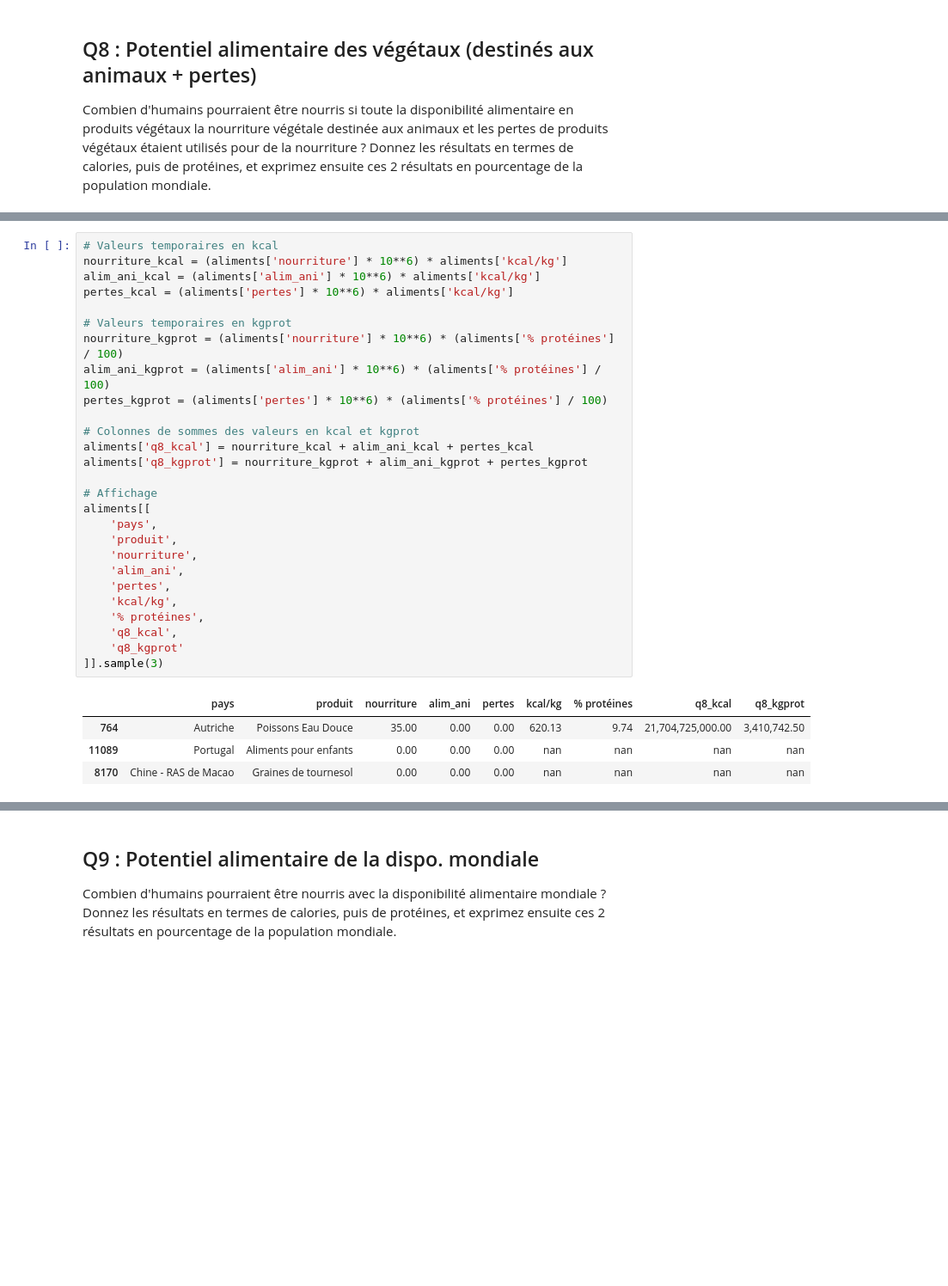
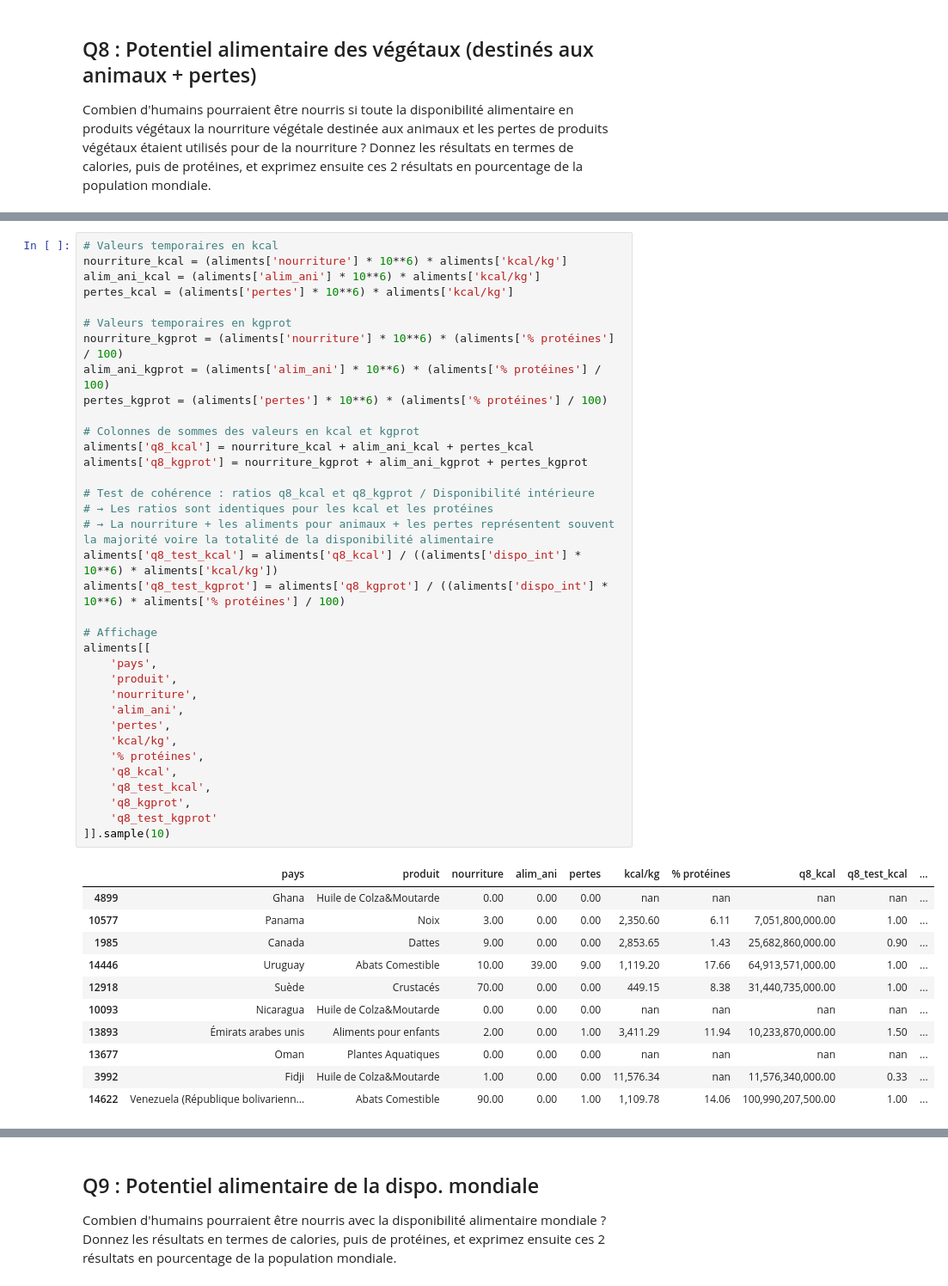
Before and after one commit to gllmfrnr/oc-da, a Jupyter notebook: p3/p3.ipynb, the cells around one changed output, grey strips where cells are left out. Shown at 86% size. Cells and saved outputs as stored; diff of their text form; blank space fills up the shorter version.

```diff
--- a/p3/p3.ipynb
+++ b/p3/p3.ipynb
@@ -765,35 +803,50 @@ Combien d'humains pourraient être nourris si toute la disponibilité alimentair
 # %%
 # Valeurs temporaires en kcal
 nourriture_kcal = (aliments['nourriture'] * 10**6) * aliments['kcal/kg']
 alim_ani_kcal = (aliments['alim_ani'] * 10**6) * aliments['kcal/kg']
 pertes_kcal = (aliments['pertes'] * 10**6) * aliments['kcal/kg']
 
 # Valeurs temporaires en kgprot
 nourriture_kgprot = (aliments['nourriture'] * 10**6) * (aliments['% protéines'] / 100)
 alim_ani_kgprot = (aliments['alim_ani'] * 10**6) * (aliments['% protéines'] / 100)
 pertes_kgprot = (aliments['pertes'] * 10**6) * (aliments['% protéines'] / 100)
 
 # Colonnes de sommes des valeurs en kcal et kgprot
 aliments['q8_kcal'] = nourriture_kcal + alim_ani_kcal + pertes_kcal
 aliments['q8_kgprot'] = nourriture_kgprot + alim_ani_kgprot + pertes_kgprot
 
+# Test de cohérence : ratios q8_kcal et q8_kgprot / Disponibilité intérieure
+# → Les ratios sont identiques pour les kcal et les protéines
+# → La nourriture + les aliments pour animaux + les pertes représentent souvent la majorité voire la totalité de la disponibilité alimentaire
+aliments['q8_test_kcal'] = aliments['q8_kcal'] / ((aliments['dispo_int'] * 10**6) * aliments['kcal/kg'])
+aliments['q8_test_kgprot'] = aliments['q8_kgprot'] / ((aliments['dispo_int'] * 10**6) * aliments['% protéines'] / 100)
+
 # Affichage
 aliments[[
     'pays',
     'produit',
     'nourriture',
     'alim_ani',
     'pertes',
     'kcal/kg',
     '% protéines',
     'q8_kcal',
-    'q8_kgprot'
-]].sample(3)
+    'q8_test_kcal',
+    'q8_kgprot',
+    'q8_test_kgprot'
+]].sample(10)
 # %% [output]
-|  | pays | produit | nourriture | alim_ani | pertes | kcal/kg | % protéines | q8_kcal | q8_kgprot |
-| 764 | Autriche | Poissons Eau Douce | 35.00 | 0.00 | 0.00 | 620.13 | 9.74 | 21,704,725,000.00 | 3,410,742.50 |
-| 11089 | Portugal | Aliments pour enfants | 0.00 | 0.00 | 0.00 | nan | nan | nan | nan |
-| 8170 | Chine - RAS de Macao | Graines de tournesol | 0.00 | 0.00 | 0.00 | nan | nan | nan | nan |
+|  | pays | produit | nourriture | alim_ani | pertes | kcal/kg | % protéines | q8_kcal | q8_test_kcal | ... |
+| 4899 | Ghana | Huile de Colza&Moutarde | 0.00 | 0.00 | 0.00 | nan | nan | nan | nan | ... |
+| 10577 | Panama | Noix | 3.00 | 0.00 | 0.00 | 2,350.60 | 6.11 | 7,051,800,000.00 | 1.00 | ... |
+| 1985 | Canada | Dattes | 9.00 | 0.00 | 0.00 | 2,853.65 | 1.43 | 25,682,860,000.00 | 0.90 | ... |
+| 14446 | Uruguay | Abats Comestible | 10.00 | 39.00 | 9.00 | 1,119.20 | 17.66 | 64,913,571,000.00 | 1.00 | ... |
+| 12918 | Suède | Crustacés | 70.00 | 0.00 | 0.00 | 449.15 | 8.38 | 31,440,735,000.00 | 1.00 | ... |
+| 10093 | Nicaragua | Huile de Colza&Moutarde | 0.00 | 0.00 | 0.00 | nan | nan | nan | nan | ... |
+| 13893 | Émirats arabes unis | Aliments pour enfants | 2.00 | 0.00 | 1.00 | 3,411.29 | 11.94 | 10,233,870,000.00 | 1.50 | ... |
+| 13677 | Oman | Plantes Aquatiques | 0.00 | 0.00 | 0.00 | nan | nan | nan | nan | ... |
+| 3992 | Fidji | Huile de Colza&Moutarde | 1.00 | 0.00 | 0.00 | 11,576.34 | nan | 11,576,340,000.00 | 0.33 | ... |
+| 14622 | Venezuela (République bolivarienn... | Abats Comestible | 90.00 | 0.00 | 1.00 | 1,109.78 | 14.06 | 100,990,207,500.00 | 1.00 | ... |
 # %%
 # Sommes de ces colonnes, pour les végétaux uniquement
 q8_sum_kcal = aliments[aliments['origine']=='Végétale']['q8_kcal'].sum()
```
Also changed, not shown: parts of 16 cells of this notebook.
